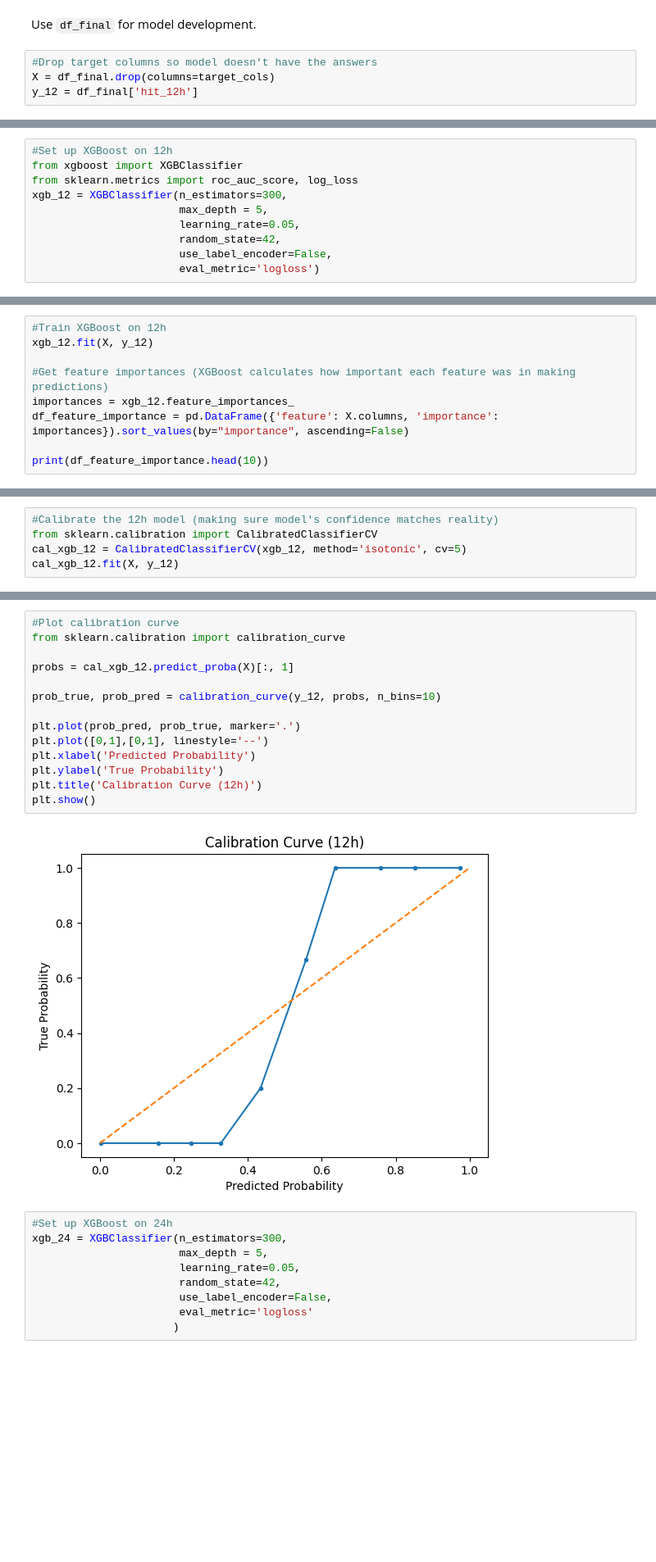
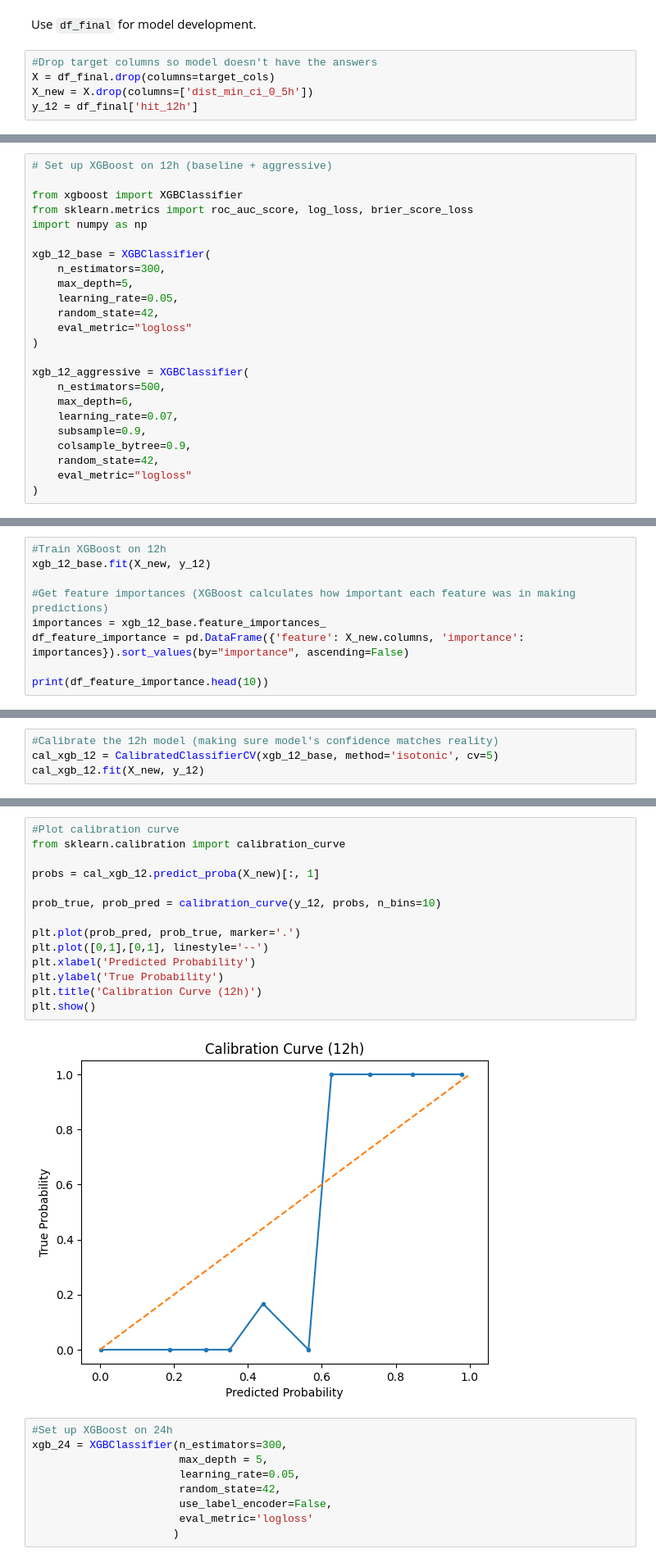
Before and after one commit to HarshikaV/WiDS-Global-Datathon-BTT_Riparian, a Jupyter notebook: BTT_Riparian.ipynb, the cells around one changed output, grey strips where cells are left out. Shown at 82% size. Saved outputs shown, nothing was run; the diff lists cells and outputs as text; blank space fills up the shorter version.

```diff
--- a/BTT_Riparian.ipynb
+++ b/BTT_Riparian.ipynb
@@ -522,6 +542,7 @@ Use `df_final` for model development.
 # %%
 #Drop target columns so model doesn't have the answers
 X = df_final.drop(columns=target_cols)
+X_new = X.drop(columns=['dist_min_ci_0_5h'])
 y_12 = df_final['hit_12h']
 # %%
 #Set up K-Fold
@@ -530,10 +551,24 @@ skf = StratifiedKFold(n_splits=5, shuffle=True, random_state=42)
 # %%
-#Set up XGBoost on 12h
+# Set up XGBoost on 12h (baseline + aggressive)
+
 from xgboost import XGBClassifier
-from sklearn.metrics import roc_auc_score, log_loss
-xgb_12 = XGBClassifier(n_estimators=300,
-                       max_depth = 5,
-                       learning_rate=0.05,
-                       random_state=42,
-                       use_label_encoder=False,
-                       eval_metric='logloss')
+from sklearn.metrics import roc_auc_score, log_loss, brier_score_loss
+import numpy as np
+
+xgb_12_base = XGBClassifier(
+    n_estimators=300,
+    max_depth=5,
+    learning_rate=0.05,
+    random_state=42,
+    eval_metric="logloss"
+)
+
+xgb_12_aggressive = XGBClassifier(
+    n_estimators=500,
+    max_depth=6,
+    learning_rate=0.07,
+    subsample=0.9,
+    colsample_bytree=0.9,
+    random_state=42,
+    eval_metric="logloss"
+)
@@ -574,10 +624,10 @@ Average Log-Loss:  0.2331196010680067
 # %%
 #Train XGBoost on 12h
-xgb_12.fit(X, y_12)
+xgb_12_base.fit(X_new, y_12)
 
 #Get feature importances (XGBoost calculates how important each feature was in making predictions)
-importances = xgb_12.feature_importances_
-df_feature_importance = pd.DataFrame({'feature': X.columns, 'importance': importances}).sort_values(by="importance", ascending=False)
+importances = xgb_12_base.feature_importances_
+df_feature_importance = pd.DataFrame({'feature': X_new.columns, 'importance': importances}).sort_values(by="importance", ascending=False)
 
 print(df_feature_importance.head(10))
 # %% [output]
@@ -598,6 +645,5 @@ Parameters: { "use_label_encoder" } are not used.
 # %%
 #Calibrate the 12h model (making sure model's confidence matches reality)
-from sklearn.calibration import CalibratedClassifierCV
-cal_xgb_12 = CalibratedClassifierCV(xgb_12, method='isotonic', cv=5)
-cal_xgb_12.fit(X, y_12)
+cal_xgb_12 = CalibratedClassifierCV(xgb_12_base, method='isotonic', cv=5)
+cal_xgb_12.fit(X_new, y_12)
 # %% [output]
@@ -636,19 +667,19 @@ CalibratedClassifierCV(cv=5,
 # %%
 #Plot calibration curve
 from sklearn.calibration import calibration_curve
 
-probs = cal_xgb_12.predict_proba(X)[:, 1]
+probs = cal_xgb_12.predict_proba(X_new)[:, 1]
 
 prob_true, prob_pred = calibration_curve(y_12, probs, n_bins=10)
 
 plt.plot(prob_pred, prob_true, marker='.')
 plt.plot([0,1],[0,1], linestyle='--')
 plt.xlabel('Predicted Probability')
 plt.ylabel('True Probability')
 plt.title('Calibration Curve (12h)')
 plt.show()
 # %% [output]
-[figure, old version]
+[figure, new version]
 # %%
 #Set up XGBoost on 24h
 xgb_24 = XGBClassifier(n_estimators=300,
```
Also changed, not shown: parts of 40 cells of this notebook, 1 other file.
